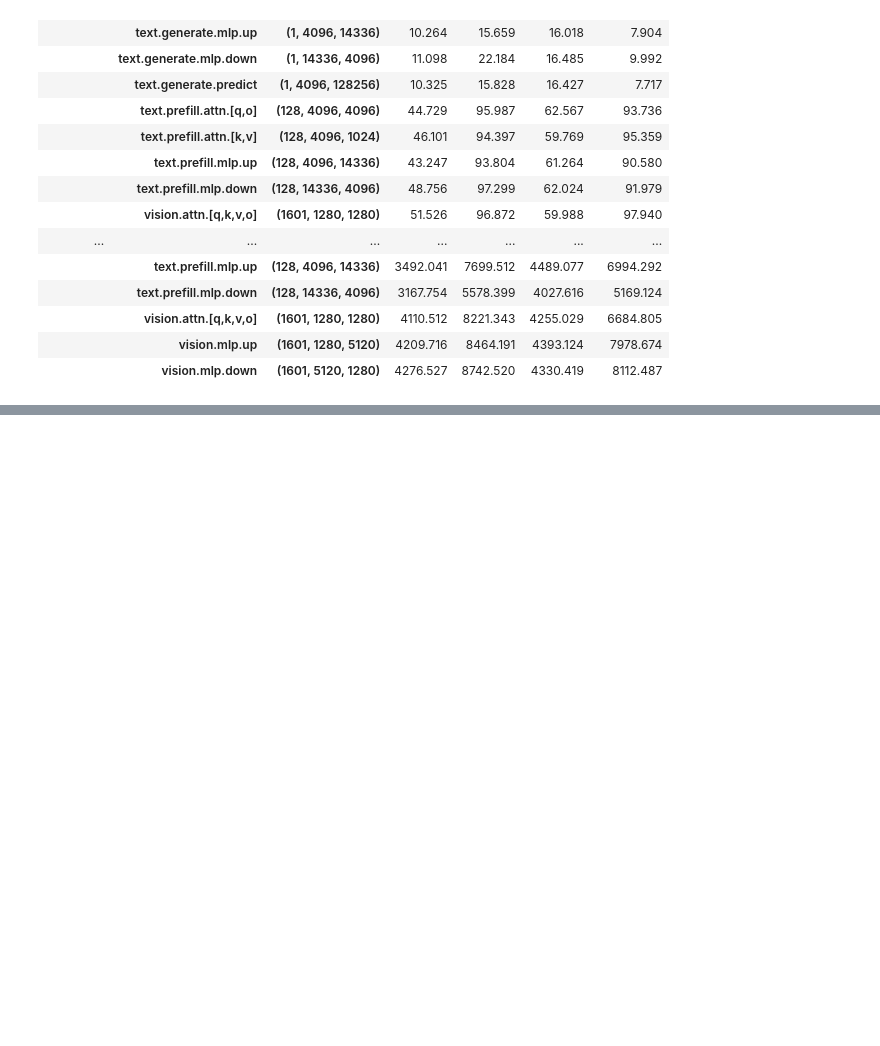
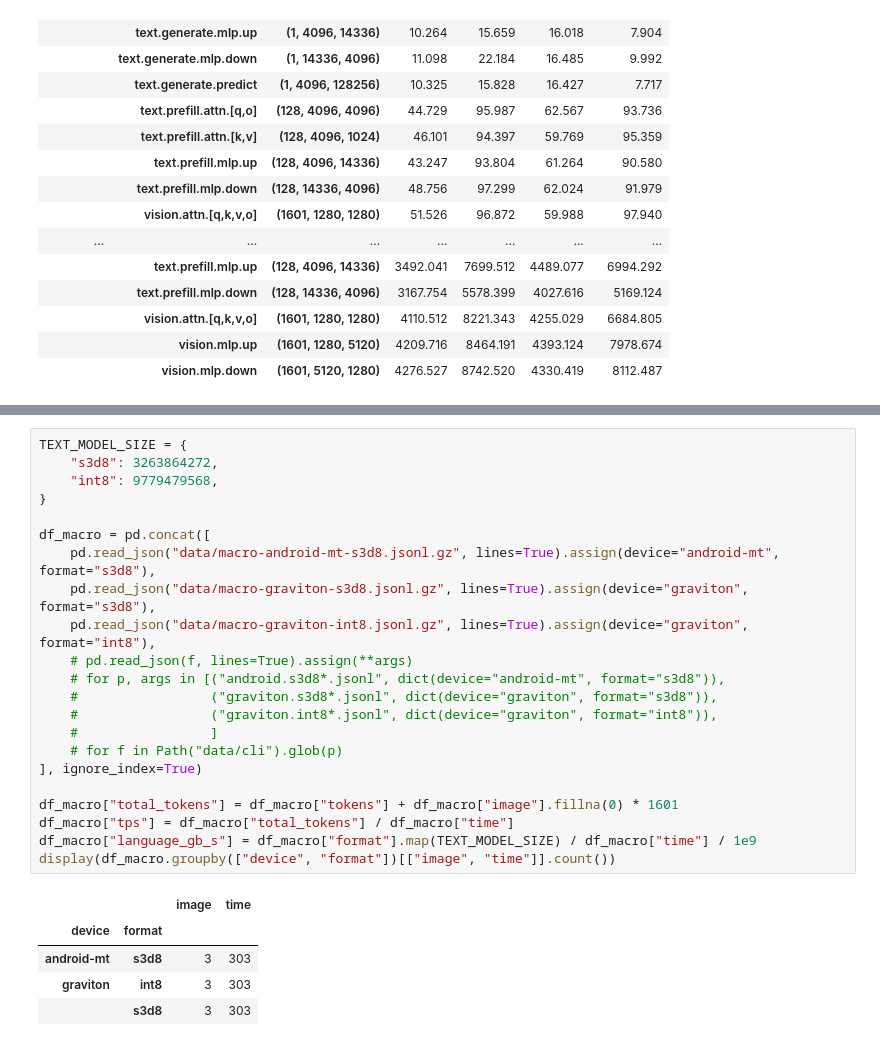
Before and after one commit to graphcore-research/llama-mobile-vlm, a Jupyter notebook: 20260424-Benchmarking/20260424-Benchmarking.ipynb, the cells around one changed output, grey strips where cells are left out. Drawn from its saved outputs; the diff is of its cells as text; blank space fills up the shorter version.

Commit message:
Macro benchmarks

```diff
--- a/20260424-Benchmarking/20260424-Benchmarking.ipynb
+++ b/20260424-Benchmarking/20260424-Benchmarking.ipynb
@@ -410,0 +422,28 @@ display(
+# %%
+TEXT_MODEL_SIZE = {
+    "s3d8": 3263864272,
+    "int8": 9779479568,
+}
+
+df_macro = pd.concat([
+    pd.read_json("data/macro-android-mt-s3d8.jsonl.gz", lines=True).assign(device="android-mt", format="s3d8"),
+    pd.read_json("data/macro-graviton-s3d8.jsonl.gz", lines=True).assign(device="graviton", format="s3d8"),
+    pd.read_json("data/macro-graviton-int8.jsonl.gz", lines=True).assign(device="graviton", format="int8"),
+    # pd.read_json(f, lines=True).assign(**args)
+    # for p, args in [("android.s3d8*.jsonl", dict(device="android-mt", format="s3d8")),
+    #                 ("graviton.s3d8*.jsonl", dict(device="graviton", format="s3d8")),
+    #                 ("graviton.int8*.jsonl", dict(device="graviton", format="int8")),
+    #                 ]
+    # for f in Path("data/cli").glob(p)
+], ignore_index=True)
+
+df_macro["total_tokens"] = df_macro["tokens"] + df_macro["image"].fillna(0) * 1601
+df_macro["tps"] = df_macro["total_tokens"] / df_macro["time"]
+df_macro["language_gb_s"] = df_macro["format"].map(TEXT_MODEL_SIZE) / df_macro["time"] / 1e9
+display(df_macro.groupby(["device", "format"])[["image", "time"]].count())
+# %% [output]
+|  |  | image | time |
+| device | format |  |  |
+| android-mt | s3d8 | 3 | 303 |
+| graviton | int8 | 3 | 303 |
+|  | s3d8 | 3 | 303 |
```
Also changed, not shown: parts of 2 cells of this notebook, 7 other files.
